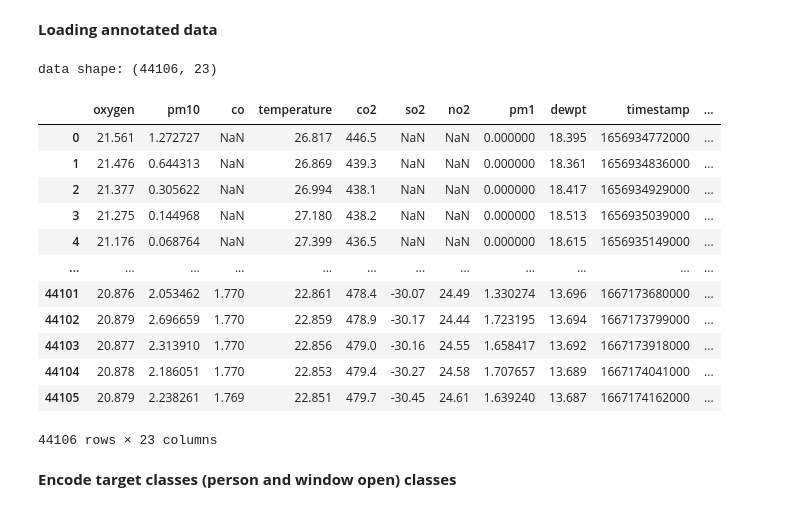
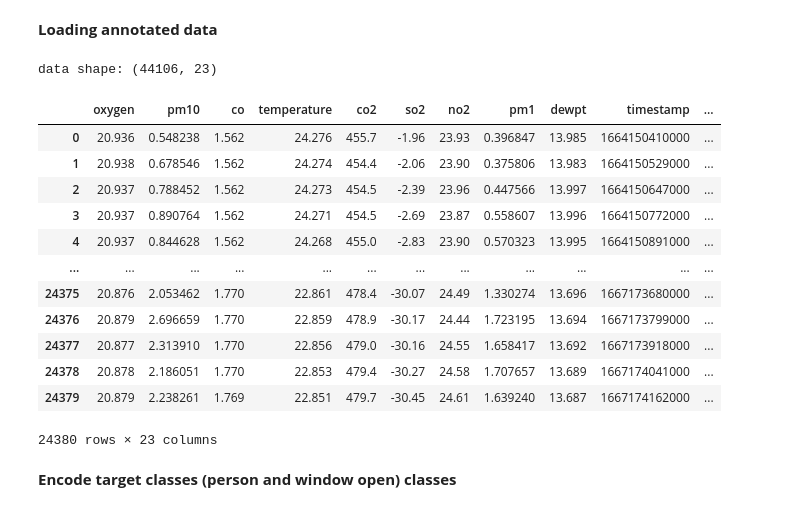
Before and after one commit to MajedNaN/TimeSeriesClassification, a Jupyter notebook: tsai_load_and_classify.ipynb, the cells around one changed output. Saved outputs shown, nothing was run; the diff lists cells and outputs as text; code cells hidden in the pictures.

```diff
--- a/tsai_load_and_classify.ipynb
+++ b/tsai_load_and_classify.ipynb
@@ -32,40 +32,59 @@ prqt_file6 = os.path.join(data_folder,'2022-week43.parquet')
 # %%
 data1 = pd.read_parquet(prqt_file1 , engine='fastparquet')
 data2 = pd.read_parquet(prqt_file2 , engine='fastparquet')
 data3 = pd.read_parquet(prqt_file3 , engine='fastparquet')
 data4 = pd.read_parquet(prqt_file4 , engine='fastparquet')
 data5 = pd.read_parquet(prqt_file5 , engine='fastparquet')
 data6 = pd.read_parquet(prqt_file6 , engine='fastparquet')
 
 d1 = data1.copy()
 d2 = concat(data2,data3,data4,data5,data6)
-data = concat(d1,d2)
-data.reset_index(drop = True,inplace=True)
+
 
 d1.reset_index(drop = True,inplace = True)
 d2.reset_index(drop = True,inplace = True)
 
-data.columns=data1.columns
 d1.columns=data1.columns
 d2.columns=data1.columns
 
+# shift columns person and window_open
+
+last_index = len(d1.columns)
+
+person = d1.pop('person')
+d1.insert(last_index-1, 'person', person)
+window_open = d1.pop('window_open')
+d1.insert(last_index-1, 'window_open', window_open)
+person = d2.pop('person')
+d2.insert(last_index-1, 'person', person)
+window_open = d2.pop('window_open')
+d2.insert(last_index-1, 'window_open', window_open)
+
+data = concat(d1,d2)
+data.reset_index(drop = True,inplace=True)
+data.columns=d1.columns
+
+
+
+
+
 print(f'data shape: {data.shape}')
-data
+d2
 # %% [output]
 data shape: (44106, 23)
 |  | oxygen | pm10 | co | temperature | co2 | so2 | no2 | pm1 | dewpt | timestamp | ... |
-| 0 | 21.561 | 1.272727 | NaN | 26.817 | 446.5 | NaN | NaN | 0.000000 | 18.395 | 1656934772000 | ... |
-| 1 | 21.476 | 0.644313 | NaN | 26.869 | 439.3 | NaN | NaN | 0.000000 | 18.361 | 1656934836000 | ... |
-| 2 | 21.377 | 0.305622 | NaN | 26.994 | 438.1 | NaN | NaN | 0.000000 | 18.417 | 1656934929000 | ... |
-| 3 | 21.275 | 0.144968 | NaN | 27.180 | 438.2 | NaN | NaN | 0.000000 | 18.513 | 1656935039000 | ... |
-| 4 | 21.176 | 0.068764 | NaN | 27.399 | 436.5 | NaN | NaN | 0.000000 | 18.615 | 1656935149000 | ... |
+| 0 | 20.936 | 0.548238 | 1.562 | 24.276 | 455.7 | -1.96 | 23.93 | 0.396847 | 13.985 | 1664150410000 | ... |
+| 1 | 20.938 | 0.678546 | 1.562 | 24.274 | 454.4 | -2.06 | 23.90 | 0.375806 | 13.983 | 1664150529000 | ... |
+| 2 | 20.937 | 0.788452 | 1.562 | 24.273 | 454.5 | -2.39 | 23.96 | 0.447566 | 13.997 | 1664150647000 | ... |
+| 3 | 20.937 | 0.890764 | 1.562 | 24.271 | 454.5 | -2.69 | 23.87 | 0.558607 | 13.996 | 1664150772000 | ... |
+| 4 | 20.937 | 0.844628 | 1.562 | 24.268 | 455.0 | -2.83 | 23.90 | 0.570323 | 13.995 | 1664150891000 | ... |
 | ... | ... | ... | ... | ... | ... | ... | ... | ... | ... | ... | ... |
-| 44101 | 20.876 | 2.053462 | 1.770 | 22.861 | 478.4 | -30.07 | 24.49 | 1.330274 | 13.696 | 1667173680000 | ... |
-| 44102 | 20.879 | 2.696659 | 1.770 | 22.859 | 478.9 | -30.17 | 24.44 | 1.723195 | 13.694 | 1667173799000 | ... |
-| 44103 | 20.877 | 2.313910 | 1.770 | 22.856 | 479.0 | -30.16 | 24.55 | 1.658417 | 13.692 | 1667173918000 | ... |
-| 44104 | 20.878 | 2.186051 | 1.770 | 22.853 | 479.4 | -30.27 | 24.58 | 1.707657 | 13.689 | 1667174041000 | ... |
-| 44105 | 20.879 | 2.238261 | 1.769 | 22.851 | 479.7 | -30.45 | 24.61 | 1.639240 | 13.687 | 1667174162000 | ... |
+| 24375 | 20.876 | 2.053462 | 1.770 | 22.861 | 478.4 | -30.07 | 24.49 | 1.330274 | 13.696 | 1667173680000 | ... |
+| 24376 | 20.879 | 2.696659 | 1.770 | 22.859 | 478.9 | -30.17 | 24.44 | 1.723195 | 13.694 | 1667173799000 | ... |
+| 24377 | 20.877 | 2.313910 | 1.770 | 22.856 | 479.0 | -30.16 | 24.55 | 1.658417 | 13.692 | 1667173918000 | ... |
+| 24378 | 20.878 | 2.186051 | 1.770 | 22.853 | 479.4 | -30.27 | 24.58 | 1.707657 | 13.689 | 1667174041000 | ... |
+| 24379 | 20.879 | 2.238261 | 1.769 | 22.851 | 479.7 | -30.45 | 24.61 | 1.639240 | 13.687 | 1667174162000 | ... |
-44106 rows × 23 columns
+24380 rows × 23 columns
 # %% [markdown]
 **Encode target classes (person and window open) classes**
 # %%
```
Also changed, not shown: parts of 28 cells of this notebook.
